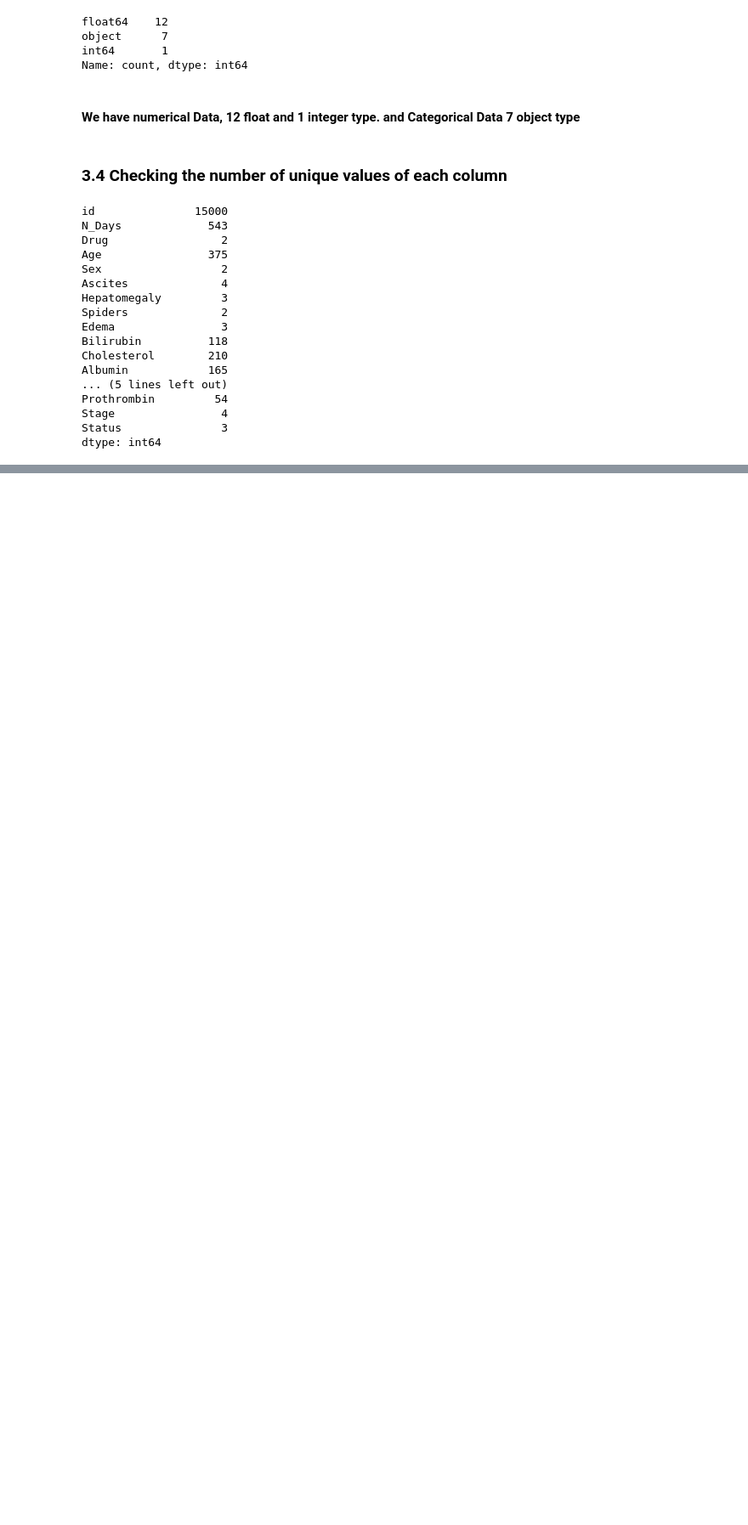
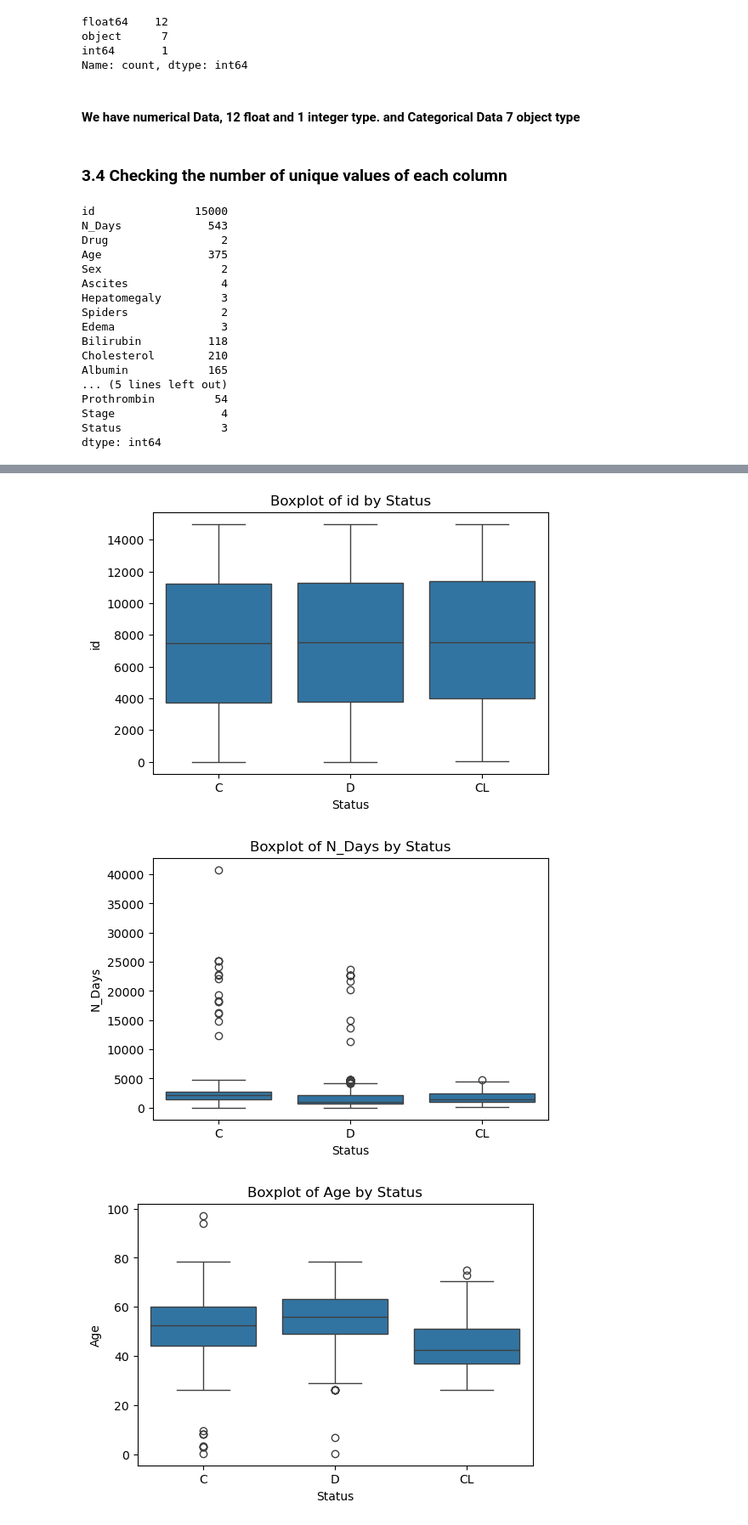
Before and after one commit to RiyadspX/Patients-Multi-class-Classification, a Jupyter notebook: notebooks/EDAx.ipynb, the cells around one changed output, grey strips where cells are left out. Shown at 85% size. Cells and saved outputs as stored; diff of their text form; code cells hidden in the pictures; blank space fills up the shorter version.

```diff
--- a/notebooks/EDAx.ipynb
+++ b/notebooks/EDAx.ipynb
@@ -366,4 +286,0 @@ for col in data.select_dtypes('float'):
-# %%
-for col in data.select_dtypes('float'):
-    plt.figure()
-    sns.histplot(data, x=col, kde=True, hue='Status')
@@ -448,0 +301,4 @@ Analyze the relationship between each feature and the target (Outcome):
+# %%
+for col in data.select_dtypes('float'):
+    plt.figure()
+    sns.boxplot(x=data[col])
@@ -448,0 +355,4 @@ Analyze the relationship between each feature and the target (Outcome):
+# %%
+data.loc[data['Hepatomegaly'] == '119.35', 'Hepatomegaly'] = data['Hepatomegaly'].mode()[0]
+data.loc[data['Ascites'] == 'S', 'Ascites'] = data['Ascites'].mode()[0]
+data.loc[data['Ascites'] == 'D-penicillamine', 'Ascites'] = data['Ascites'].mode()[0]
@@ -448,0 +398,13 @@ Analyze the relationship between each feature and the target (Outcome):
+# %%
+import seaborn as sns
+import matplotlib.pyplot as plt
+
+for col in data.select_dtypes(include=['int64', 'float64']).columns:
+    plt.figure(figsize=(6, 4))
+    sns.boxplot(x=data['Status'], y=data[col])
+    plt.title(f"Boxplot of {col} by Status")
+    plt.show()
+# %% [output]
+[figure, added]
+[figure, added]
+[figure, added]
```
Also changed, not shown: parts of 132 cells of this notebook, 14 other files.
